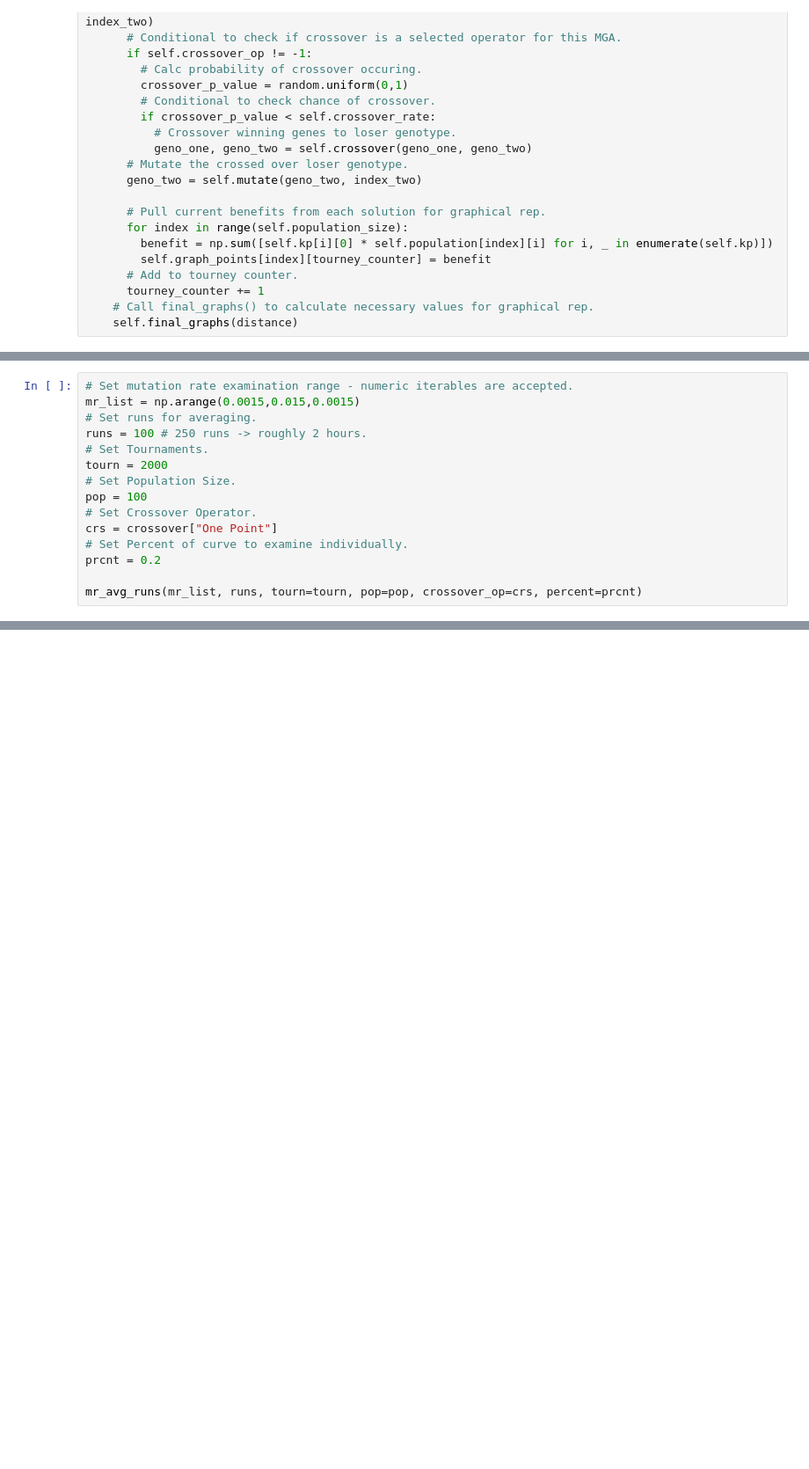
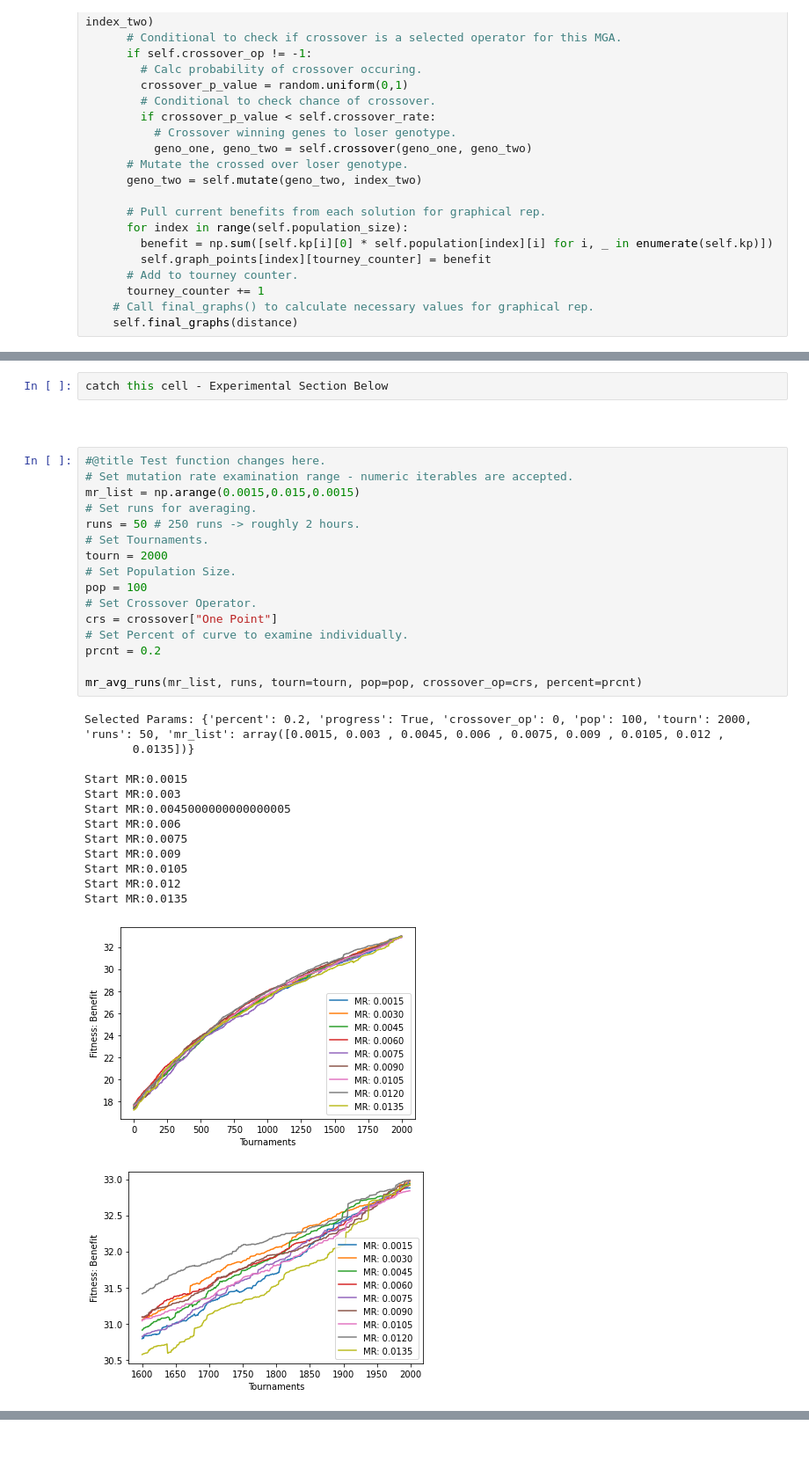
Before and after one commit to LordLean/Acquired-Intelligence-Adaptive-Behaviour, a Jupyter notebook: AIAB_Labs/microbialGA.ipynb, the cells around one changed output, grey strips where cells are left out. Shown at 88% size. Saved outputs shown, nothing was run; the diff lists cells and outputs as text; blank space fills up the shorter version.

```diff
--- a/AIAB_Labs/microbialGA.ipynb
+++ b/AIAB_Labs/microbialGA.ipynb
@@ -505,18 +546,38 @@ def mr_avg_runs(mr_list, runs=10, tourn=2000, pop=100, crossover_op=crossover["O
   ax2.set_xticks(mr_list)
   plt.show()
   # --------------------------------------------------
+# %%
+catch this cell - Experimental Section Below
+# %% [markdown]
+<br>
 # %%
+#@title Test function changes here.
 # Set mutation rate examination range - numeric iterables are accepted.
 mr_list = np.arange(0.0015,0.015,0.0015)
 # Set runs for averaging.
-runs = 100 # 250 runs -> roughly 2 hours.
+runs = 50 # 250 runs -> roughly 2 hours.
 # Set Tournaments.
 tourn = 2000
 # Set Population Size.
 pop = 100
 # Set Crossover Operator.
 crs = crossover["One Point"]
 # Set Percent of curve to examine individually.
 prcnt = 0.2
 
 mr_avg_runs(mr_list, runs, tourn=tourn, pop=pop, crossover_op=crs, percent=prcnt)
+# %% [output]
+Selected Params: {'percent': 0.2, 'progress': True, 'crossover_op': 0, 'pop': 100, 'tourn': 2000, 'runs': 50, 'mr_list': array([0.0015, 0.003 , 0.0045, 0.006 , 0.0075, 0.009 , 0.0105, 0.012 ,
+       0.0135])}
+
+Start MR:0.0015
+Start MR:0.003
+Start MR:0.0045000000000000005
+Start MR:0.006
+Start MR:0.0075
+Start MR:0.009
+Start MR:0.0105
+Start MR:0.012
+Start MR:0.0135
+[figure, added]
+[figure, added]
```
Also changed, not shown: parts of 15 cells of this notebook.
